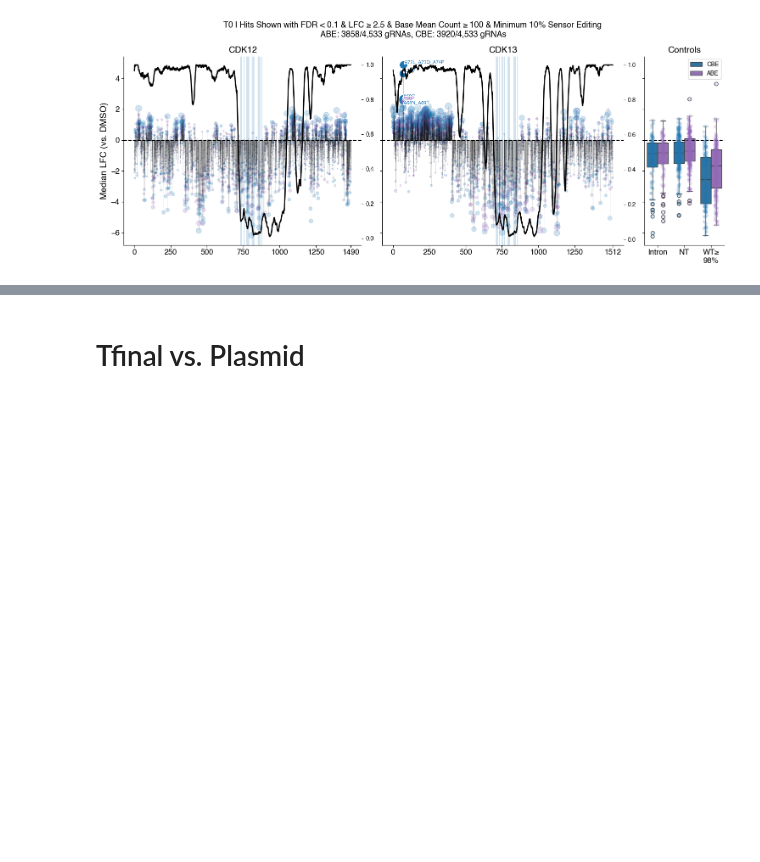
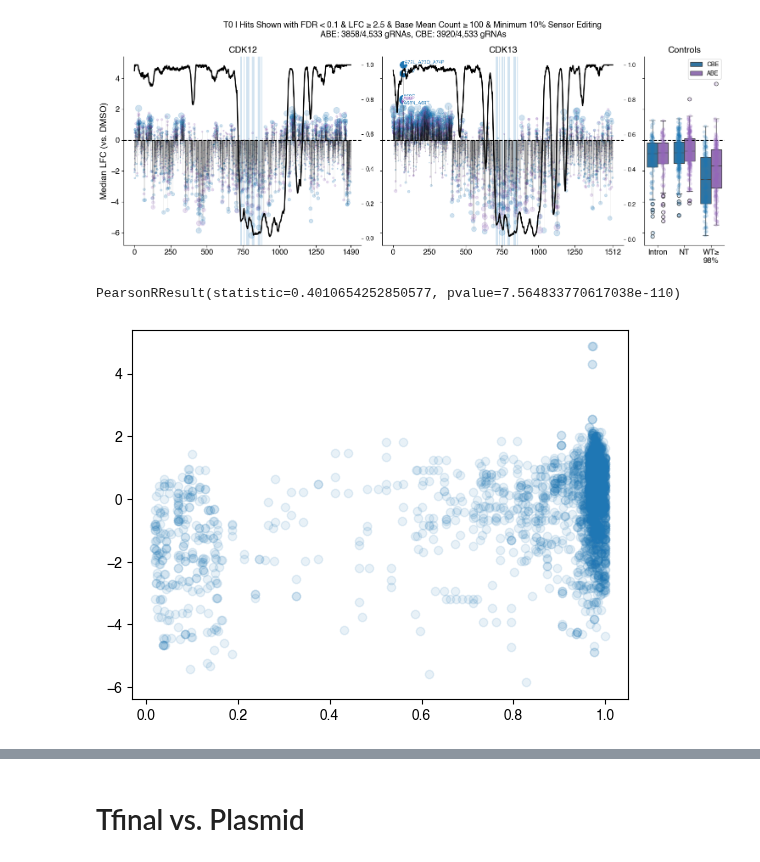
Before and after one commit to samgould2/CDK-BE-mutagenesis, a Jupyter notebook: notebooks/09_analysis_and_viz/T0_plasmid_analysis.ipynb, the cells around one changed output, grey strips where cells are left out. Cells and saved outputs as stored; diff of their text form; code cells hidden in the pictures; blank space fills up the shorter version.

```diff
--- a/notebooks/09_analysis_and_viz/T0_plasmid_analysis.ipynb
+++ b/notebooks/09_analysis_and_viz/T0_plasmid_analysis.ipynb
@@ -1825,3 +1848,41 @@ fig1 = subpool2_plotter(m_CBE, m_ABE, targ_CBE, targ_ABE, condition_of_interest_
 CDK12
 CDK13
 [figure]
+# %%
+gene = 'CDK13'
+edits = sav_dict[gene].rename(columns = {'HGVSp_new':'HGVSp_VEP'})
+
+#can limit it to only SNPs for direct comparison; essentially the same result
+#inc_edits = list(db_dict[gene]['HGVSp_VEP'])
+
+mis = edits[edits['Var_Type']=='Missense']
+
+#mis_abe = mis[(mis['Editor']=='ABE') & (mis['HGVSp_VEP'].isin(inc_edits))].reset_index(drop=True)
+#mis_cbe = mis[(mis['Editor']=='CBE') & (mis['HGVSp_VEP'].isin(inc_edits))].reset_index(drop=True)
+mis_abe = mis[(mis['Editor']=='ABE')].reset_index(drop=True)
+mis_cbe = mis[(mis['Editor']=='CBE')].reset_index(drop=True)
+
+if gene in ['CDK7', 'CDK8', 'CDK9', 'CDK19']:
+    lfc_info_abe = ABE1[ABE1['base_RAW']>=min_base_counts][['gRNA_id', 'LFC_median_T0']]
+    lfc_info_cbe = CBE1[CBE1['base_RAW']>=min_base_counts][['gRNA_id', 'LFC_median_T0']]
+elif gene in ['CDK12', 'CDK13']:
+    lfc_info_abe = ABE2[ABE2['base_RAW']>=min_base_counts][['gRNA_id', 'LFC_median_ABE_T0']].rename(columns = {'LFC_median_ABE_T0':'LFC_median_T0'})
+    lfc_info_cbe = CBE2[CBE2['base_RAW']>=min_base_counts][['gRNA_id', 'LFC_median_CBE_T0']].rename(columns = {'LFC_median_CBE_T0':'LFC_median_T0'})
+
+merge_cbe = pd.merge(mis_cbe, lfc_info_cbe, on='gRNA_id')
+merge_abe = pd.merge(mis_abe, lfc_info_abe, on='gRNA_id')
+
+
+merge_cbe = merge_cbe[merge_cbe['%Reads']>=min_edit]
+merge_abe = merge_abe[merge_abe['%Reads']>=min_edit]
+
+dis1 = disorder_dict[gene]
+
+merge_cbe2 = pd.merge(merge_cbe, dis1, on='Codon')
+merge_abe2 = pd.merge(merge_abe, dis1, on='Codon')
+# %%
+plt.scatter(merge_cbe2[' Disorder'], merge_cbe2['LFC_median_T0'], alpha=.1)
+scipy.stats.pearsonr(merge_cbe2[' Disorder'], merge_cbe2['LFC_median_T0'])
+# %% [output]
+PearsonRResult(statistic=0.4010654252850577, pvalue=7.564833770617038e-110)
+[figure, added]
```
Also changed, not shown: parts of 4 cells of this notebook, 12 other files.
